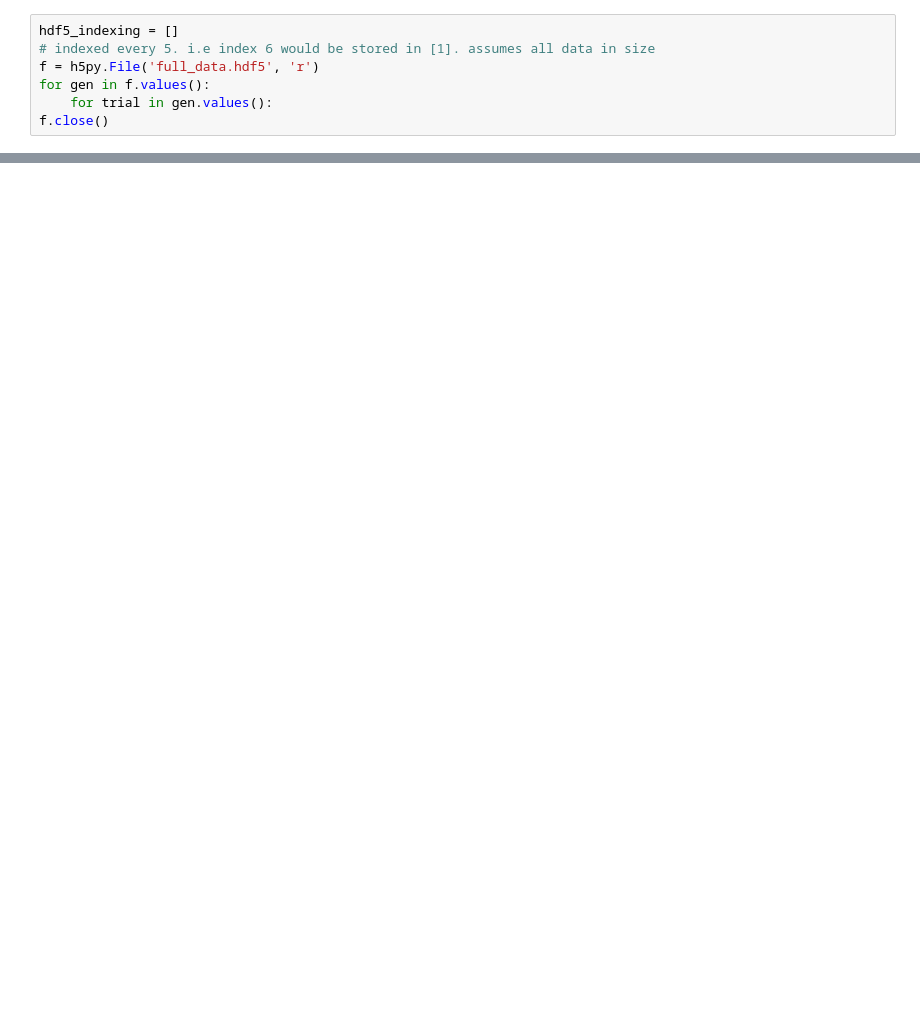
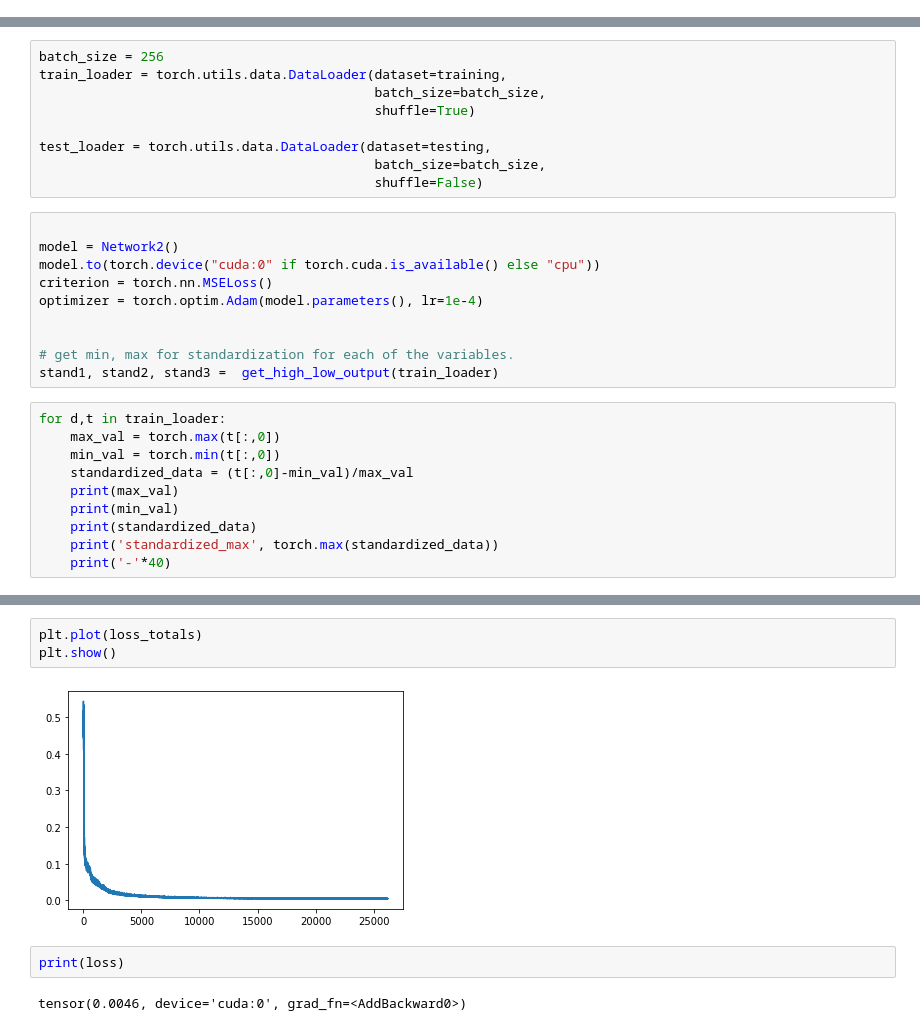
Before and after one commit to douglas-brinkerhoff/covid_university, a Jupyter notebook: surragote_model.ipynb, the cells around one changed output, grey strips where cells are left out. Cells and saved outputs as stored; diff of their text form; blank space fills up the shorter version.

```diff
--- a/surragote_model.ipynb
+++ b/surragote_model.ipynb
@@ -223,7 +0,0 @@ f.close()
-# %%
-hdf5_indexing = []
-# indexed every 5. i.e index 6 would be stored in [1]. assumes all data in size
-f = h5py.File('full_data.hdf5', 'r')
-for gen in f.values():
-    for trial in gen.values():
-f.close()
@@ -337,0 +361,29 @@ print(dataset[6])
+# %%
+batch_size = 256
+train_loader = torch.utils.data.DataLoader(dataset=training,
+                                           batch_size=batch_size,
+                                           shuffle=True)
+
+test_loader = torch.utils.data.DataLoader(dataset=testing,
+                                           batch_size=batch_size,
+                                           shuffle=False)
+# %%
+
+model = Network2()
+model.to(torch.device("cuda:0" if torch.cuda.is_available() else "cpu"))
+criterion = torch.nn.MSELoss()
+optimizer = torch.optim.Adam(model.parameters(), lr=1e-4)
+
+
+# get min, max for standardization for each of the variables.
+stand1, stand2, stand3 =  get_high_low_output(train_loader)
+# %%
+for d,t in train_loader:
+    max_val = torch.max(t[:,0])
+    min_val = torch.min(t[:,0])
+    standardized_data = (t[:,0]-min_val)/max_val
+    print(max_val)
+    print(min_val)
+    print(standardized_data)
+    print('standardized_max', torch.max(standardized_data))
+    print('-'*40)
@@ -337,0 +522,9 @@ print(dataset[6])
+# %%
+plt.plot(loss_totals)
+plt.show()
+# %% [output]
+[figure, added]
+# %%
+print(loss)
+# %% [output]
+tensor(0.0046, device='cuda:0', grad_fn=<AddBackward0>)
```
Also changed, not shown: parts of 19 cells of this notebook, 10 other files.
